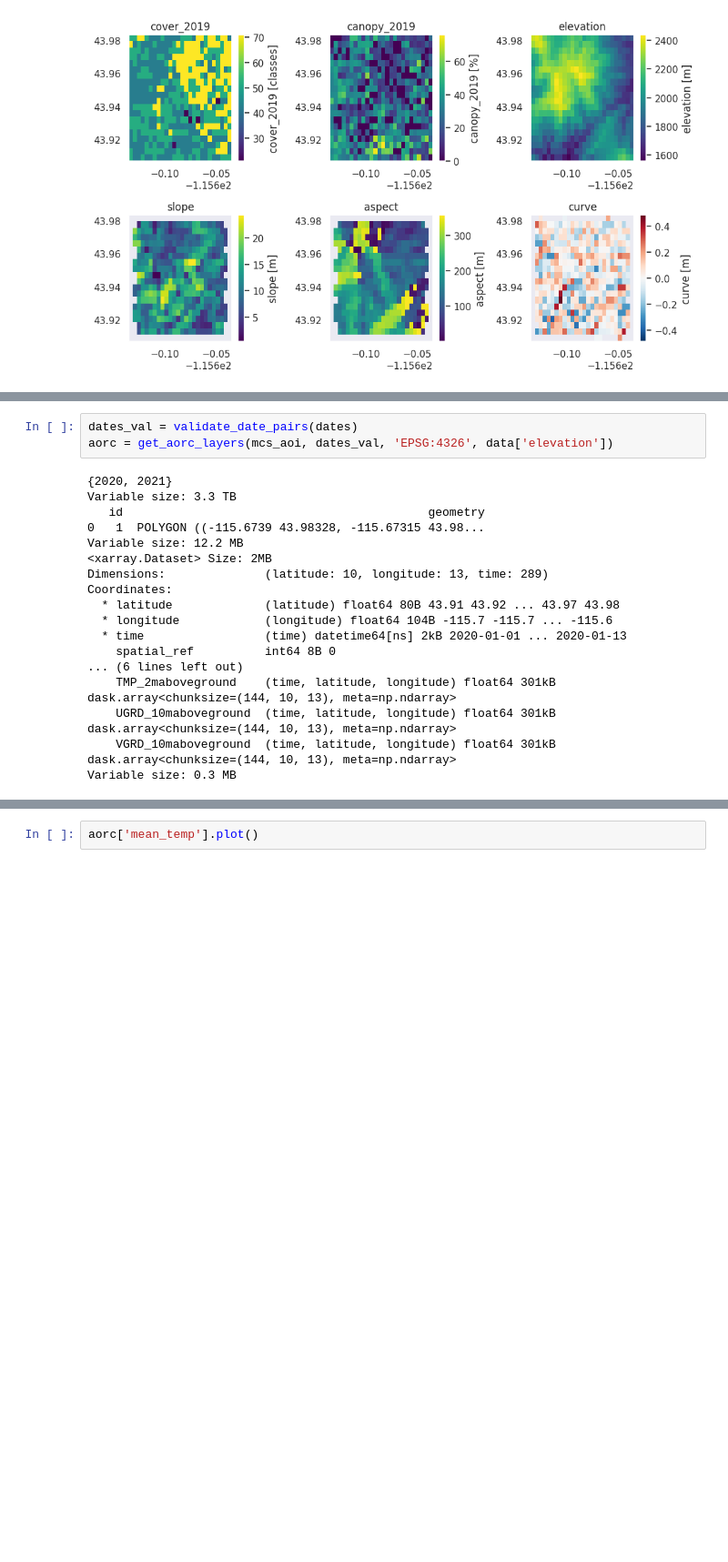
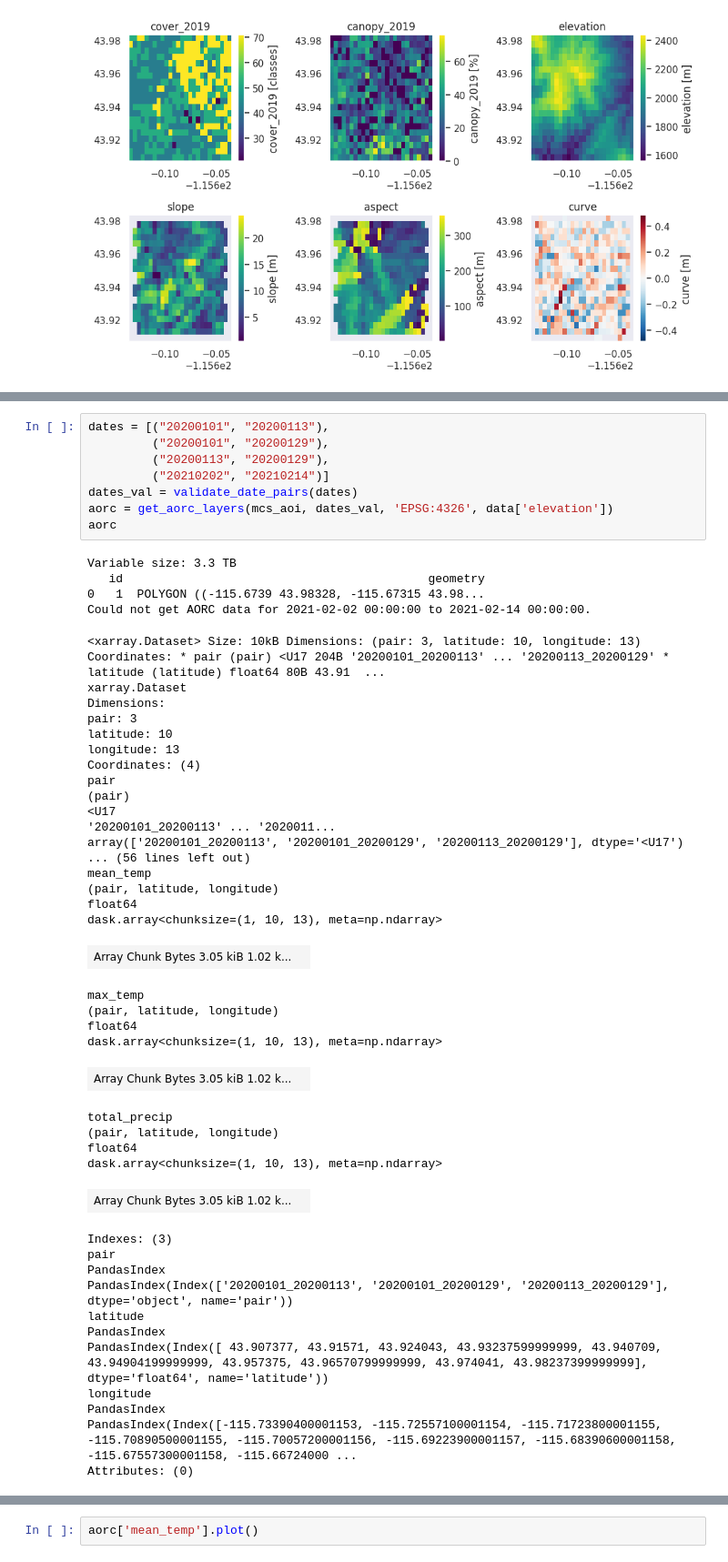
Before and after one commit to julober/snowex_uavsar_coherence, a Jupyter notebook: notebooks/01_data_download_and_prep.ipynb, the cells around one changed output, grey strips where cells are left out. Shown at 91% size. Cells and saved outputs as stored; diff of their text form; blank space fills up the shorter version.

Commit message:
got aorc function working

```diff
--- a/notebooks/01_data_download_and_prep.ipynb
+++ b/notebooks/01_data_download_and_prep.ipynb
@@ -624,21 +655,52 @@ def validate_date(
 # %%
+dates = [("20200101", "20200113"),
+         ("20200101", "20200129"),
+         ("20200113", "20200129"),
+         ("20210202", "20210214")]
 dates_val = validate_date_pairs(dates)
 aorc = get_aorc_layers(mcs_aoi, dates_val, 'EPSG:4326', data['elevation'])
+aorc
 # %% [output]
-{2020, 2021}
 Variable size: 3.3 TB
    id                                           geometry
 0   1  POLYGON ((-115.6739 43.98328, -115.67315 43.98...
-Variable size: 12.2 MB
-<xarray.Dataset> Size: 2MB
-Dimensions:              (latitude: 10, longitude: 13, time: 289)
-Coordinates:
-  * latitude             (latitude) float64 80B 43.91 43.92 ... 43.97 43.98
-  * longitude            (longitude) float64 104B -115.7 -115.7 ... -115.6
-  * time                 (time) datetime64[ns] 2kB 2020-01-01 ... 2020-01-13
-    spatial_ref          int64 8B 0
-... (6 lines left out)
-    TMP_2maboveground    (time, latitude, longitude) float64 301kB dask.array<chunksize=(144, 10, 13), meta=np.ndarray>
-    UGRD_10maboveground  (time, latitude, longitude) float64 301kB dask.array<chunksize=(144, 10, 13), meta=np.ndarray>
-    VGRD_10maboveground  (time, latitude, longitude) float64 301kB dask.array<chunksize=(144, 10, 13), meta=np.ndarray>
-Variable size: 0.3 MB
+Could not get AORC data for 2021-02-02 00:00:00 to 2021-02-14 00:00:00.
+<xarray.Dataset> Size: 10kB Dimensions: (pair: 3, latitude: 10, longitude: 13) Coordinates: * pair (pair) <U17 204B '20200101_20200113' ... '20200113_20200129' * latitude (latitude) float64 80B 43.91  ...
+xarray.Dataset
+Dimensions:
+pair: 3
+latitude: 10
+longitude: 13
+Coordinates: (4)
+pair
+(pair)
+<U17
+'20200101_20200113' ... '2020011...
+array(['20200101_20200113', '20200101_20200129', '20200113_20200129'], dtype='<U17')
+... (56 lines left out)
+mean_temp
+(pair, latitude, longitude)
+float64
+dask.array<chunksize=(1, 10, 13), meta=np.ndarray>
+| Array Chunk Bytes 3.05 kiB 1.02 k... |  |
+max_temp
+(pair, latitude, longitude)
+float64
+dask.array<chunksize=(1, 10, 13), meta=np.ndarray>
+| Array Chunk Bytes 3.05 kiB 1.02 k... |  |
+total_precip
+(pair, latitude, longitude)
+float64
+dask.array<chunksize=(1, 10, 13), meta=np.ndarray>
+| Array Chunk Bytes 3.05 kiB 1.02 k... |  |
+Indexes: (3)
+pair
+PandasIndex
+PandasIndex(Index(['20200101_20200113', '20200101_20200129', '20200113_20200129'], dtype='object', name='pair'))
+latitude
+PandasIndex
+PandasIndex(Index([ 43.907377, 43.91571, 43.924043, 43.93237599999999, 43.940709, 43.94904199999999, 43.957375, 43.96570799999999, 43.974041, 43.98237399999999], dtype='float64', name='latitude'))
+longitude
+PandasIndex
+PandasIndex(Index([-115.73390400001153, -115.72557100001154, -115.71723800001155, -115.70890500001155, -115.70057200001156, -115.69223900001157, -115.68390600001158, -115.67557300001158, -115.66724000 ...
+Attributes: (0)
```
Also changed, not shown: parts of 7 cells of this notebook, 1 other file.
